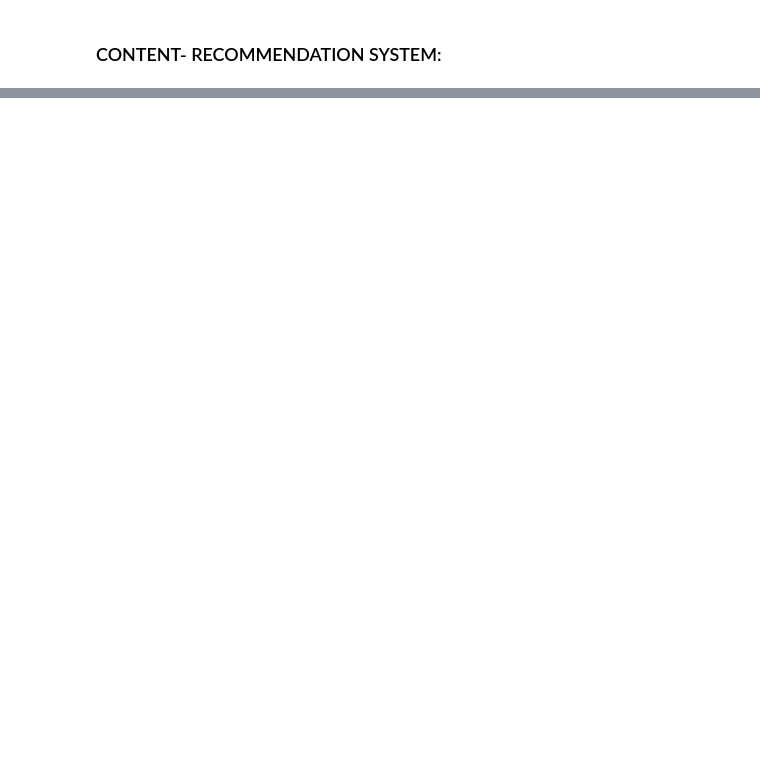
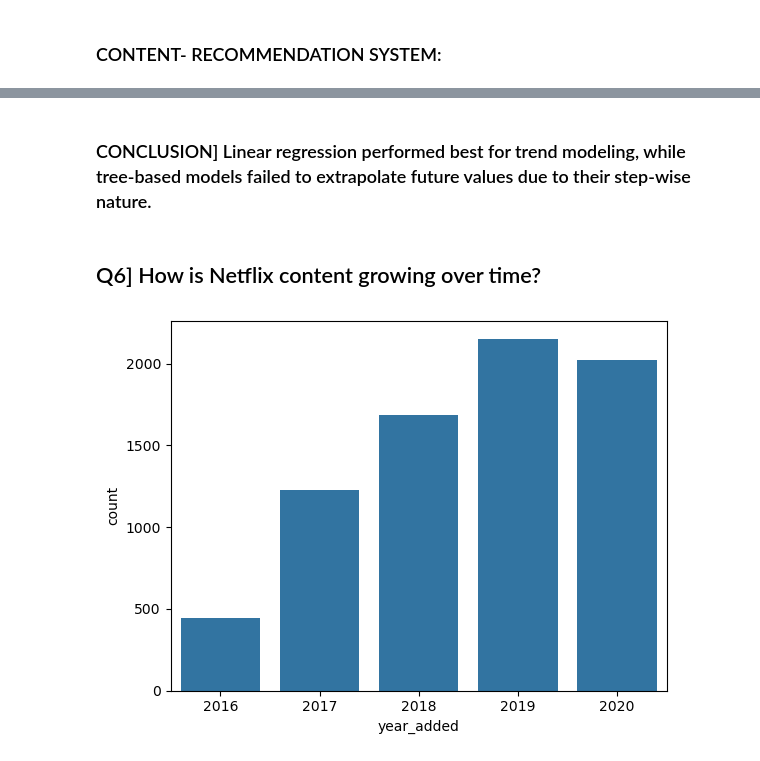
Before and after one commit to omsatyawanpathakgit/DataScienceProjects, a Jupyter notebook: NETFLIX DS PROJECT/netflix_ds_project.ipynb, the cells around one changed output, grey strips where cells are left out. Cells and saved outputs as stored; diff of their text form; code cells hidden in the pictures; blank space fills up the shorter version.

```diff
--- a/NETFLIX DS PROJECT/netflix_ds_project.ipynb
+++ b/NETFLIX DS PROJECT/netflix_ds_project.ipynb
@@ -660,0 +793,11 @@ Recommendations similar to: **Kesari 2**
+# %% [markdown]
+### CONCLUSION] Linear regression performed best for trend modeling, while tree-based models failed to extrapolate future values due to their step-wise nature.
+# %% [markdown]
+## Q6] How is Netflix content growing over time?
+# %%
+data = df["year_added"].value_counts().reset_index()
+data = data.head(5)
+sns.barplot(x=data["year_added"],y=data["count"])
+plt.show()
+# %% [output]
+[figure, added]
```
Also changed, not shown: parts of 22 cells of this notebook, 1 other file.
